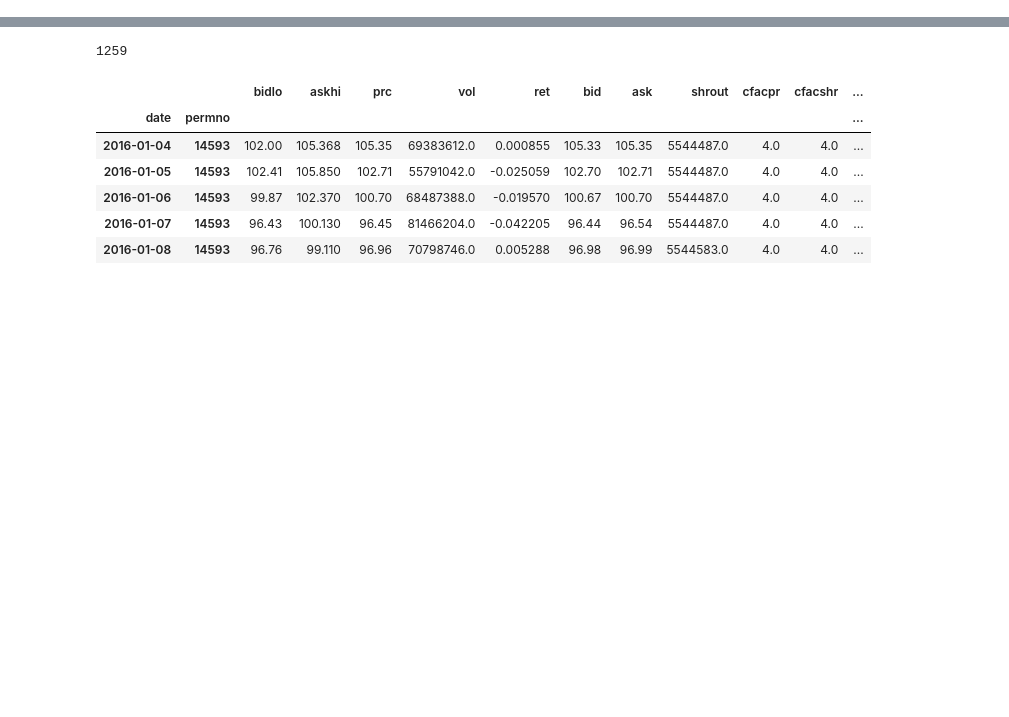
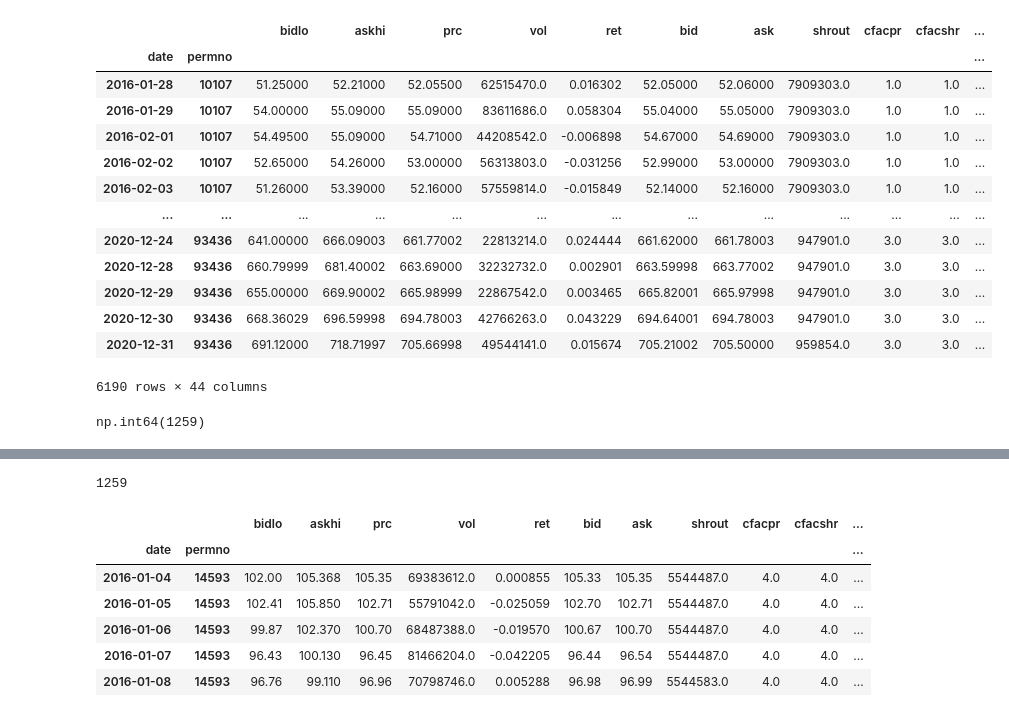
Before and after one commit to navid-nb/MSc_ML_Project1, a Jupyter notebook: temp.ipynb, the cells around one changed output, grey strips where cells are left out. Drawn from its saved outputs; the diff is of its cells as text; code cells hidden in the pictures; blank space fills up the shorter version.

```diff
--- a/temp.ipynb
+++ b/temp.ipynb
@@ -55,0 +164,28 @@ dfa.set_index(['date', 'permno'], inplace=True)
+# %%
+wo=out.copy()
+wo = wo.groupby(level='permno').apply(lambda g: g.dropna(axis=1, how='all').ffill())
+wo.index = wo.index.droplevel(0)
+
+mask = ~wo.isna().any(axis=1)
+group_cumsum = mask.groupby(wo.index.get_level_values('permno')).cumsum()
+wo = wo[group_cumsum > 0]
+wo
+# %% [output]
+|  |  | bidlo | askhi | prc | vol | ret | bid | ask | shrout | cfacpr | cfacshr | ... |
+| date | permno |  |  |  |  |  |  |  |  |  |  | ... |
+| 2016-01-28 | 10107 | 51.25000 | 52.21000 | 52.05500 | 62515470.0 | 0.016302 | 52.05000 | 52.06000 | 7909303.0 | 1.0 | 1.0 | ... |
+| 2016-01-29 | 10107 | 54.00000 | 55.09000 | 55.09000 | 83611686.0 | 0.058304 | 55.04000 | 55.05000 | 7909303.0 | 1.0 | 1.0 | ... |
+| 2016-02-01 | 10107 | 54.49500 | 55.09000 | 54.71000 | 44208542.0 | -0.006898 | 54.67000 | 54.69000 | 7909303.0 | 1.0 | 1.0 | ... |
+| 2016-02-02 | 10107 | 52.65000 | 54.26000 | 53.00000 | 56313803.0 | -0.031256 | 52.99000 | 53.00000 | 7909303.0 | 1.0 | 1.0 | ... |
+| 2016-02-03 | 10107 | 51.26000 | 53.39000 | 52.16000 | 57559814.0 | -0.015849 | 52.14000 | 52.16000 | 7909303.0 | 1.0 | 1.0 | ... |
+| ... | ... | ... | ... | ... | ... | ... | ... | ... | ... | ... | ... | ... |
+| 2020-12-24 | 93436 | 641.00000 | 666.09003 | 661.77002 | 22813214.0 | 0.024444 | 661.62000 | 661.78003 | 947901.0 | 3.0 | 3.0 | ... |
+| 2020-12-28 | 93436 | 660.79999 | 681.40002 | 663.69000 | 32232732.0 | 0.002901 | 663.59998 | 663.77002 | 947901.0 | 3.0 | 3.0 | ... |
+| 2020-12-29 | 93436 | 655.00000 | 669.90002 | 665.98999 | 22867542.0 | 0.003465 | 665.82001 | 665.97998 | 947901.0 | 3.0 | 3.0 | ... |
+| 2020-12-30 | 93436 | 668.36029 | 696.59998 | 694.78003 | 42766263.0 | 0.043229 | 694.64001 | 694.78003 | 947901.0 | 3.0 | 3.0 | ... |
+| 2020-12-31 | 93436 | 691.12000 | 718.71997 | 705.66998 | 49544141.0 | 0.015674 | 705.21002 | 705.50000 | 959854.0 | 3.0 | 3.0 | ... |
+6190 rows × 44 columns
+# %%
+df['pdicity'].isna().sum()
+# %% [output]
+np.int64(1259)
```
Also changed, not shown: parts of 4 cells of this notebook, 4 other files.
